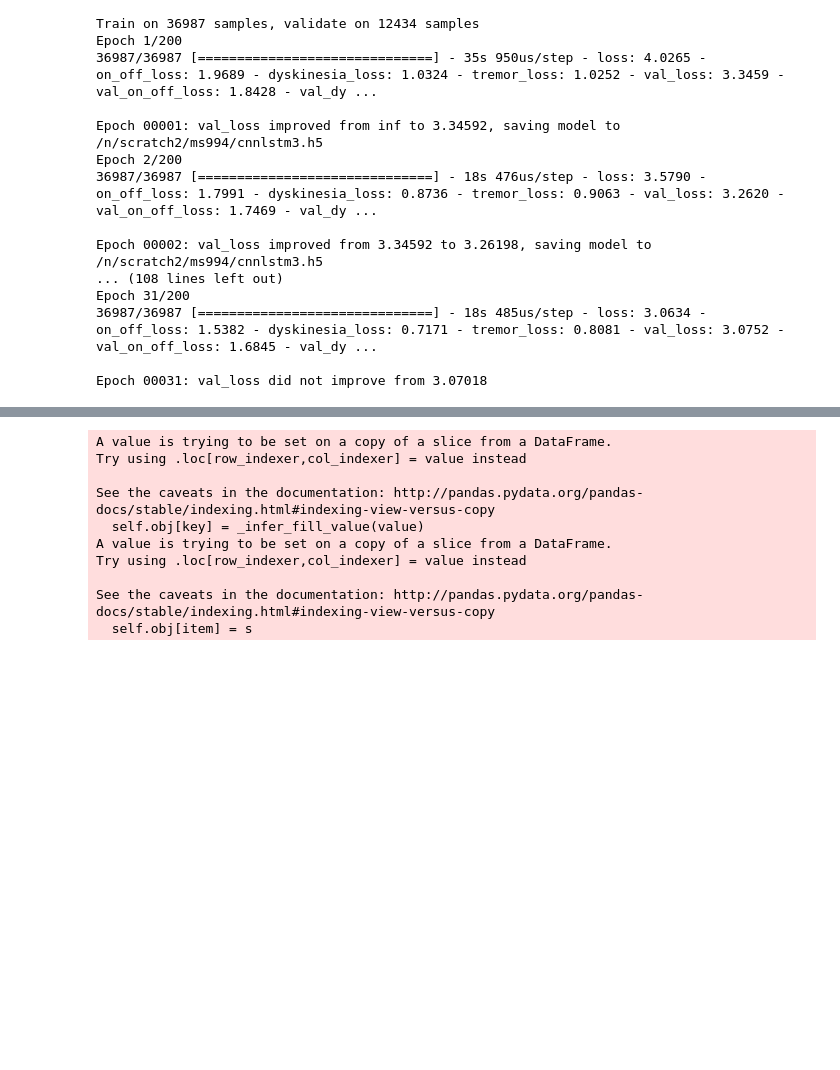
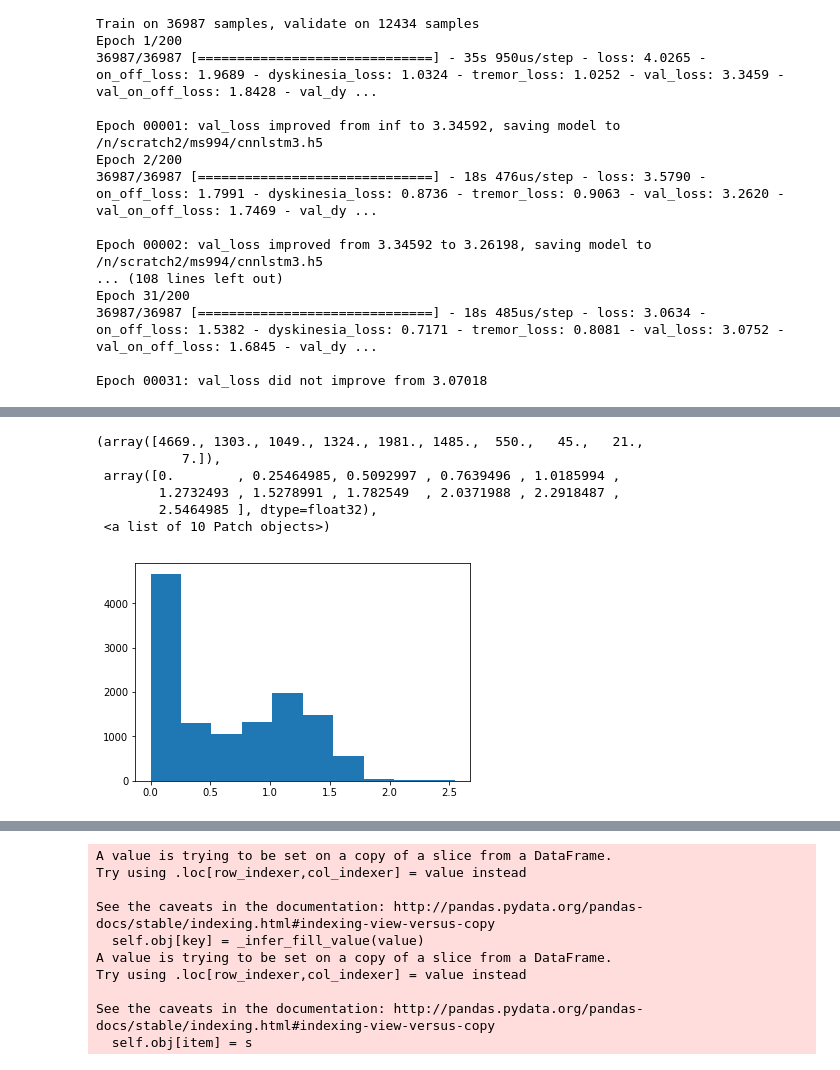
Before and after one commit to huangy6/beat_pd, a Jupyter notebook: momo/3. kerasOnlyExecution.ipynb, the cells around one changed output, grey strips where cells are left out. Drawn from its saved outputs; the diff is of its cells as text; code cells hidden in the pictures; blank space fills up the shorter version.

```diff
--- a/momo/3. kerasOnlyExecution.ipynb
+++ b/momo/3. kerasOnlyExecution.ipynb
@@ -186,0 +213,10 @@ predictions = model.predict(x_valid)
+# %%
+plt.hist(predictions[1])
+# %% [output]
+(array([4669., 1303., 1049., 1324., 1981., 1485.,  550.,   45.,   21.,
+           7.]),
+ array([0.        , 0.25464985, 0.5092997 , 0.7639496 , 1.0185994 ,
+        1.2732493 , 1.5278991 , 1.782549  , 2.0371988 , 2.2918487 ,
+        2.5464985 ], dtype=float32),
+ <a list of 10 Patch objects>)
+[figure, added]
```
Also changed, not shown: parts of 90 cells of this notebook, 4 other files.
